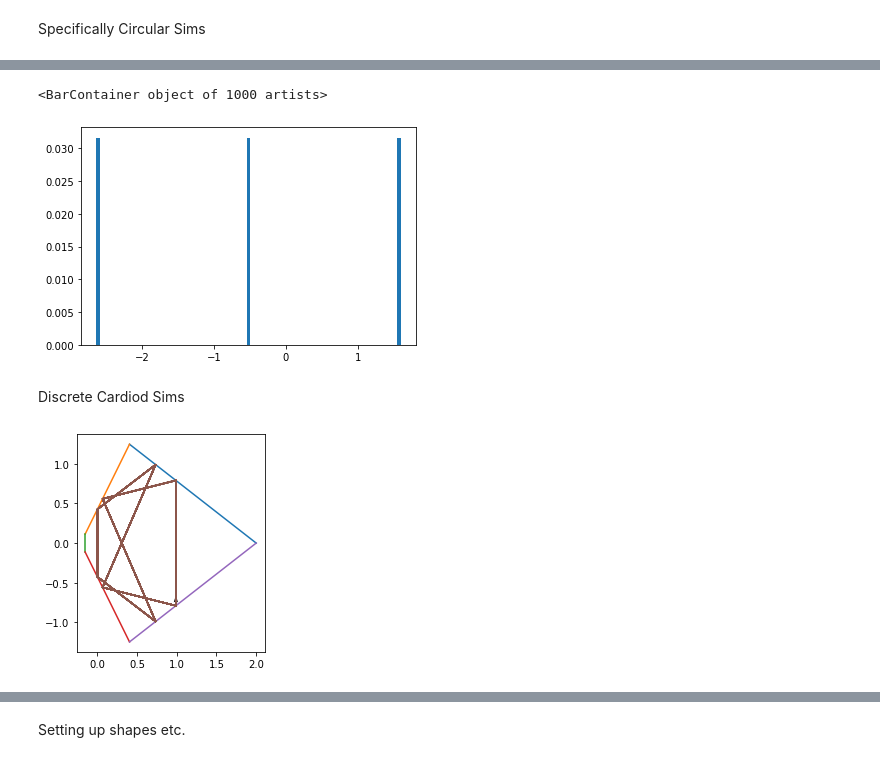
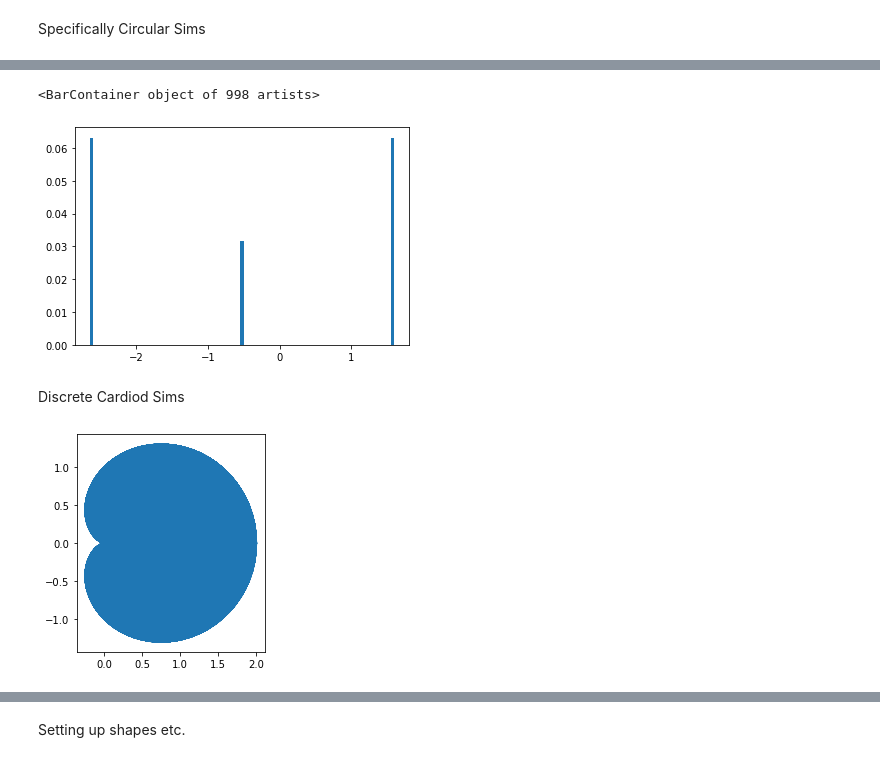
Before and after one commit to Creatorri/18.821-Project-2-Billiards, a Jupyter notebook: Collision.ipynb, the cells around one changed output, grey strips where cells are left out. Saved outputs shown, nothing was run; the diff lists cells and outputs as text; code cells hidden in the pictures.

```diff
--- a/Collision.ipynb
+++ b/Collision.ipynb
@@ -106,7 +106,7 @@ def circle_hit(x,v):
     b = np.dot(v,x)
     c = np.linalg.norm(x)**2 -1
     ts = -b+np.array([1,-1])*np.sqrt(b**2 - c)
-    t = np.min(ts[np.all(np.greater(ts,[0,0]))])
+    t = np.max(ts)#np.min(ts[np.all(np.greater(ts,[0,0]))])
     p = x+t*v
     n = -p
     return p, n, np.arctan2(x[1],x[0])
@@ -210,27 +210,27 @@ ss = list(map(lambda x: x[2],ls[1:]))
 us,cs = side_chance(ls)
 plt.bar(us,cs,width=0.05)
 # %% [output]
-<BarContainer object of 1000 artists>
+<BarContainer object of 998 artists>
-[figure, old version]
+[figure, new version]
 # %% [markdown]
 Discrete Cardiod Sims
 # %%
-shape = polar_poly(lambda t: 1+np.cos(t),5)
+shape = polar_poly(lambda t: 1+np.cos(t),100)
 shapehit = polygon_hit(shape)
-#ls = sim(shapehit,randx(0.5)+np.array([0.75,0]),randv(),1000)
-ls = sim(shapehit,np.array([0.,0.]),np.array([0.,1.]),100)
+ls = sim(shapehit,randx(0.5)+np.array([0.75,0]),randv(),10000)
+#ls = sim(shapehit,np.array([0.,0.]),np.array([0.,1.]),100)
 plt.plot(*shape.T)
 xs = list(map(lambda x: x[0][0], ls))
 ys = list(map(lambda x: x[0][1], ls))
 plt.plot(xs,ys)
 x,v,_ = ls[-1]
 plt.quiver(*x,*v)
 ax = plt.gca()
 ax.set_aspect(1)
-plt.savefig('cardiod.png')
+plt.savefig('6cardiodrand.png')
 plt.show()
 # %% [output]
-[figure, old version]
+[figure, new version]
 # %%
 ss = list(map(lambda x: x[2],ls[1:]))
 #print(ss)
```
Also changed, not shown: parts of 7 cells of this notebook, 11 other files.
